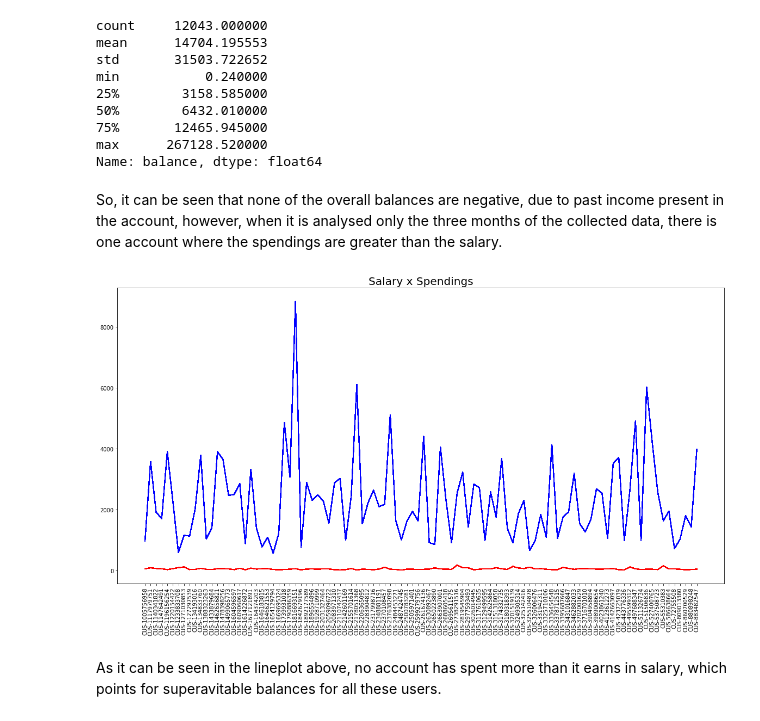
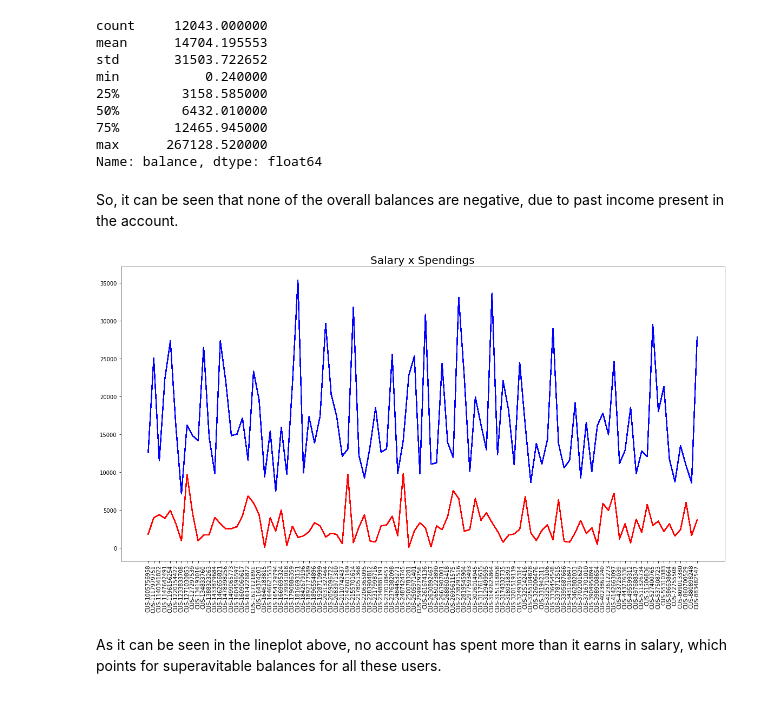
Before and after one commit to jvaragao25/explore, a Jupyter notebook: ANZ.ipynb, the cells around one changed output. Cells and saved outputs as stored; diff of their text form; code cells hidden in the pictures.

```diff
--- a/ANZ.ipynb
+++ b/ANZ.ipynb
@@ -728,7 +744,8 @@ Text(0.5, 1.0, 'Total Salary Histogram')
 [figure]
 # %%
 #Spendings
-spendings=data[data['txn_description']!='PAY/SALARY'].groupby('customer_id')['amount'].sum()
-spendings.sort_values(ascending=False)
+spendings=data[(data['txn_description']=='POS') | (data['txn_description']=='SALES-POS')]
+spendings=spendings.groupby('customer_id')['amount'].sum()
+spendings
 # %% [output]
 customer_id
@@ -753,11 +772,7 @@ Text(0.5, 1.0, 'Total Spending Histogram')
 # %%
-#Criando dataframe de salary x spendigs
+#Creating salary x spendigs dataframe
 data2=pd.DataFrame(salaries)
-data3=pd.DataFrame(spendings)
-for i in (data2.index):
-  for n in (data3.index):
-    if n == i:
-      data2['spendings']=data3['amount']
 data2.rename(columns={'amount':'salary'}, inplace=True)
+data2['spending']=spendings.values
 data2
 # %% [output]
@@ -777,5 +792,5 @@ data2
 100 rows × 2 columns
 # %%
-data2['balance']=data2['salary']-data2['spendings']
+data2['balance']=data2['salary']-data2['spending']
 data2
 # %% [output]
@@ -830,18 +845,18 @@ min           0.240000
 max      267128.520000
 Name: balance, dtype: float64
 # %% [markdown]
-So, it can be seen that none of the overall balances are negative, due to past income present in the account, however, when it is analysed only the three months of the collected data, there is one account where the spendings are greater than the salary.
+So, it can be seen that none of the overall balances are negative, due to past income present in the account.
 # %%
 fig, ax = plt.subplots(1, figsize=(20,10))
 for n in data2.index:
   ax.plot(data2.index, data2['salary'], label='salary', color='b')
-  ax.plot(data2.index, data2['spendings'], label='spending', color='r')
+  ax.plot(data2.index, data2['spending'], label='spending', color='r')
   #ax.bar(x=data2.index, height= data2['balance'], label='balance', color='yellowgreen')
   ax.set_title('Salary x Spendings', fontsize=20)
   ax.tick_params(axis='x', rotation=90)
 
 #sns.barplot(x=data2.index, y=data2['balance'], data=data2, ax=ax, palette='seagreen')
 # %% [output]
-[figure, old version]
+[figure, new version]
 # %% [markdown]
 As it can be seen in the lineplot above, no account has spent more than it earns in salary, which points for superavitable balances for all these users.
```
Also changed, not shown: parts of 93 cells of this notebook.
